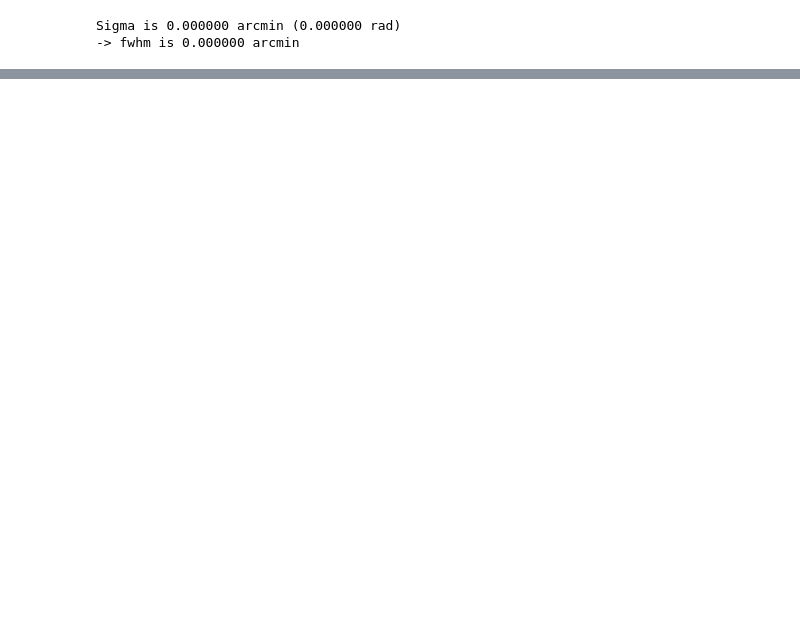
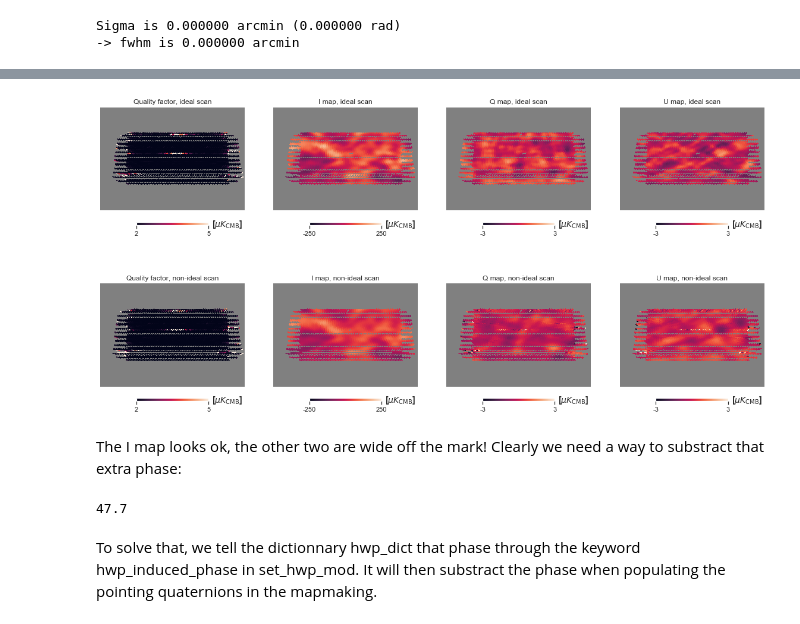
Before and after one commit to AdriJD/beamconv, a Jupyter notebook: notebooks/HWP_Class_tests.ipynb, the cells around one changed output, grey strips where cells are left out. Drawn from its saved outputs; the diff is of its cells as text; code cells hidden in the pictures; blank space fills up the shorter version.

```diff
--- a/notebooks/HWP_Class_tests.ipynb
+++ b/notebooks/HWP_Class_tests.ipynb
@@ -546,0 +707,33 @@ So, up to some Q <-> U leakage at the 1e-10 uK level, we reproduce the expected
+# %%
+cond[cond == np.inf] = hp.UNSEEN
+cart_opts = dict(unit=r'[$\mu K_{\mathrm{CMB}}$]', lonra=[-25, 10], latra=[-70, -45], hold=True)
+fig, axs = plt.subplots(ncols=4, nrows=2, figsize=(20, 10))
+
+ideal_cond[ideal_cond == np.inf] = hp.UNSEEN
+plt.axes(axs[0,0])
+hp.cartview(ideal_cond, min=2, max=5, title='Quality factor, ideal scan', **cart_opts)
+plt.axes(axs[0,1])
+hp.cartview(ideal_maps[0], min=-250, max=250, title='I map, ideal scan', **cart_opts)
+plt.axes(axs[0,2])
+hp.cartview(ideal_maps[1], min=-3, max=3, title='Q map, ideal scan', **cart_opts)
+plt.axes(axs[0,3])
+hp.cartview(ideal_maps[2], min=-3, max=3, title='U map, ideal scan', **cart_opts)
+
+plt.axes(axs[1,0])
+hp.cartview(full_cond, min=2, max=5, title='Quality factor, non-ideal scan', **cart_opts)
+plt.axes(axs[1,1])
+hp.cartview(full_maps[0], min=-250, max=250, title='I map, non-ideal scan', **cart_opts)
+plt.axes(axs[1,2])
+hp.cartview(full_maps[1], min=-3, max=3, title='Q map, non-ideal scan', **cart_opts)
+plt.axes(axs[1,3])
+hp.cartview(full_maps[2], min=-3, max=3, title='U map, non-ideal scan', **cart_opts)
+# %% [output]
+[figure, added]
+# %% [markdown]
+The I map looks ok, the other two are wide off the mark! Clearly we need a way to substract that extra phase:
+# %%
+print(phase[101])#At 150GHz
+# %% [output]
+47.7
+# %% [markdown]
+To solve that, we tell the dictionnary hwp_dict that phase through the keyword hwp_induced_phase in set_hwp_mod. It will then substract the phase when populating the pointing quaternions in the mapmaking.
```
Also changed, not shown: parts of 22 cells of this notebook.
